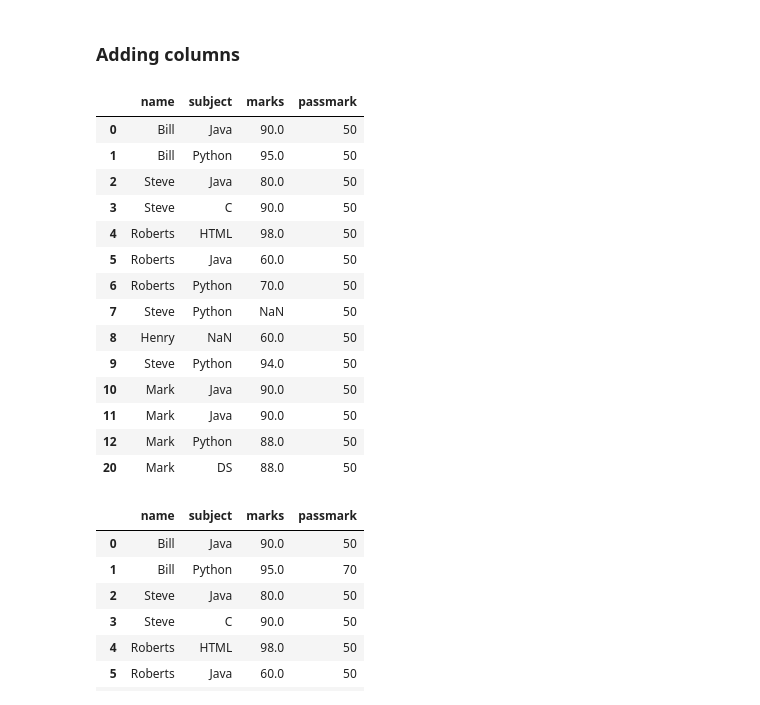
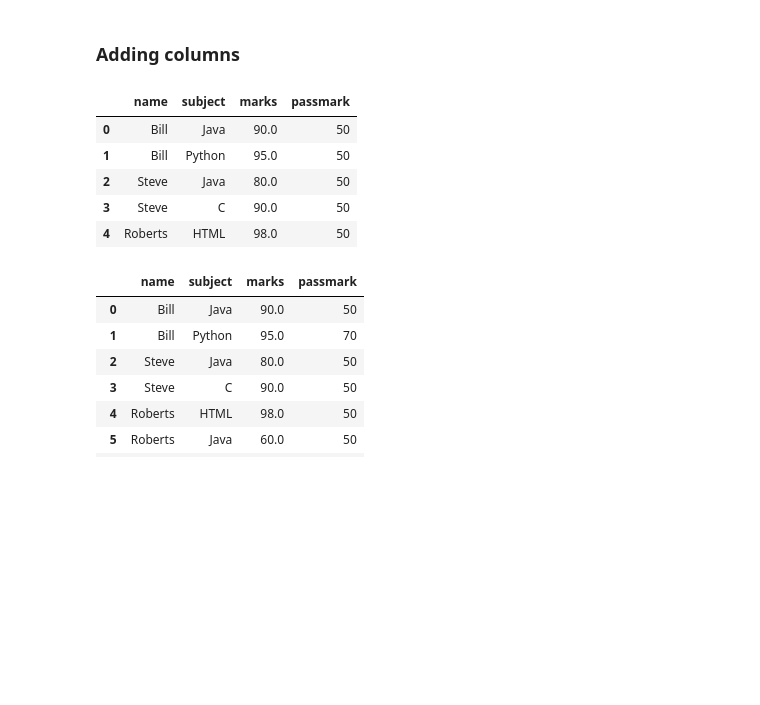
Before and after one commit to srikanthpragada/DS_18_MAY_2021, a Jupyter notebook: pandas/marks_df.ipynb, the cells around one changed output. Saved outputs shown, nothing was run; the diff lists cells and outputs as text; code cells hidden in the pictures; blank space fills up the shorter version.

```diff
--- a/pandas/marks_df.ipynb
+++ b/pandas/marks_df.ipynb
@@ -652,23 +649,14 @@ True
 # %%
 df['passmark'] = 50
 # %%
-df
+df.head()
 # %% [output]
 |  | name | subject | marks | passmark |
 | 0 | Bill | Java | 90.0 | 50 |
 | 1 | Bill | Python | 95.0 | 50 |
 | 2 | Steve | Java | 80.0 | 50 |
 | 3 | Steve | C | 90.0 | 50 |
 | 4 | Roberts | HTML | 98.0 | 50 |
-| 5 | Roberts | Java | 60.0 | 50 |
-| 6 | Roberts | Python | 70.0 | 50 |
-| 7 | Steve | Python | NaN | 50 |
-| 8 | Henry | NaN | 60.0 | 50 |
-| 9 | Steve | Python | 94.0 | 50 |
-| 10 | Mark | Java | 90.0 | 50 |
-| 11 | Mark | Java | 90.0 | 50 |
-| 12 | Mark | Python | 88.0 | 50 |
-| 20 | Mark | DS | 88.0 | 50 |
 # %%
 df.loc[ df.subject == 'Python', 'passmark'] = 70  # Change passmark for Python
 # %%
```
Also changed, not shown: parts of 23 cells of this notebook, 1 other file.
